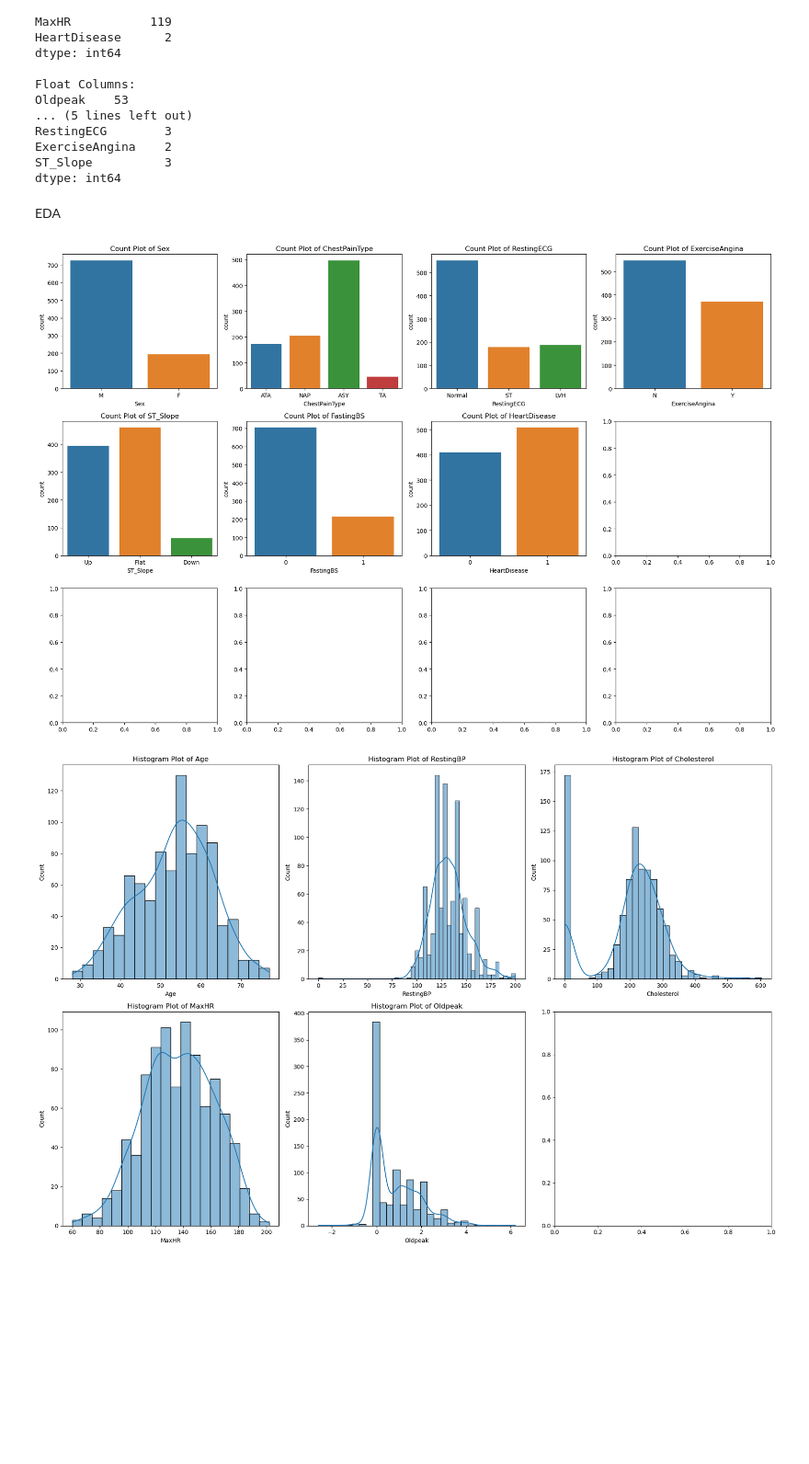
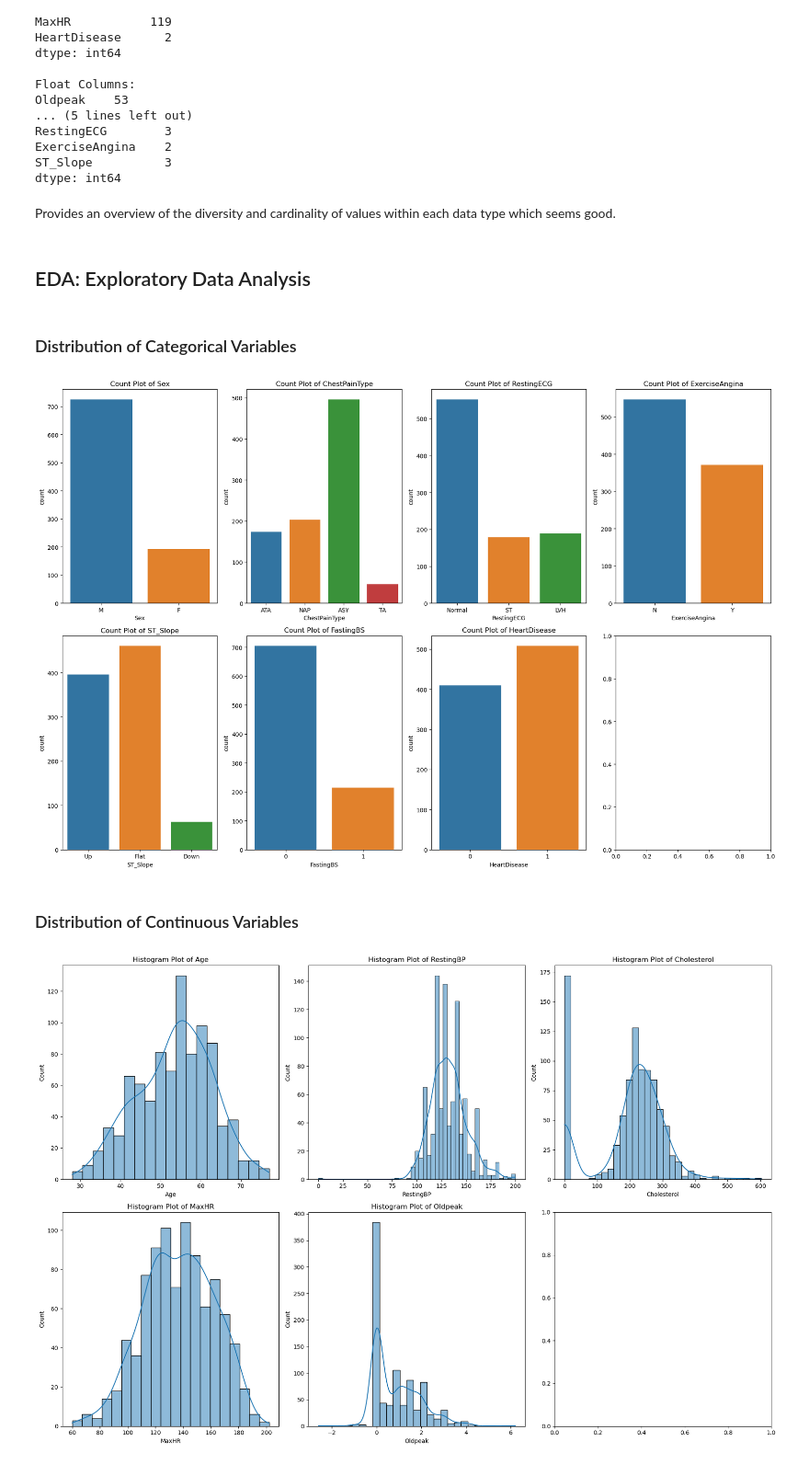
Before and after one commit to Isaac-Ndirangu-Muturi-749/EarlyHeart-Predictive-Modeling-for-Early-Heart-Disease-Detection, a Jupyter notebook: notebook.ipynb, the cells around one changed output. Shown at 92% size. Cells and saved outputs as stored; diff of their text form; code cells hidden in the pictures; blank space fills up the shorter version.

```diff
--- a/notebook.ipynb
+++ b/notebook.ipynb
@@ -168,27 +296,33 @@ RestingECG        3
 ExerciseAngina    2
 ST_Slope          3
 dtype: int64
-# %% [markdown]
-EDA
+# %% [markdown]
+Provides an overview of the diversity and cardinality of values within each data type which seems good.
+# %% [markdown]
+## EDA: Exploratory Data Analysis
+# %% [markdown]
+### Distribution of Categorical Variables
 # %%
 import seaborn as sns
 import matplotlib.pyplot as plt
 
 # Categorical columns
 categorical_columns = ["Sex", "ChestPainType", "RestingECG", "ExerciseAngina", "ST_Slope", "FastingBS", "HeartDisease"]
 
 # Set up subplots
-fig, axes = plt.subplots(3, 4, figsize=(18, 12))
+fig, axes = plt.subplots(2, 4, figsize=(18, 12))
 
 # Loop through categorical columns and plot count plots
 for i, col in enumerate(categorical_columns):
     sns.countplot(data=df, x=col, ax=axes[i // 4, i % 4])
     axes[i // 4, i % 4].set_title(f"Count Plot of {col}")
 
 plt.tight_layout()
 plt.show()
 # %% [output]
-[figure, old version]
+[figure, new version]
+# %% [markdown]
+### Distribution of Continuous Variables
 # %%
 import seaborn as sns
 import matplotlib.pyplot as plt
```
Also changed, not shown: parts of 42 cells of this notebook.
